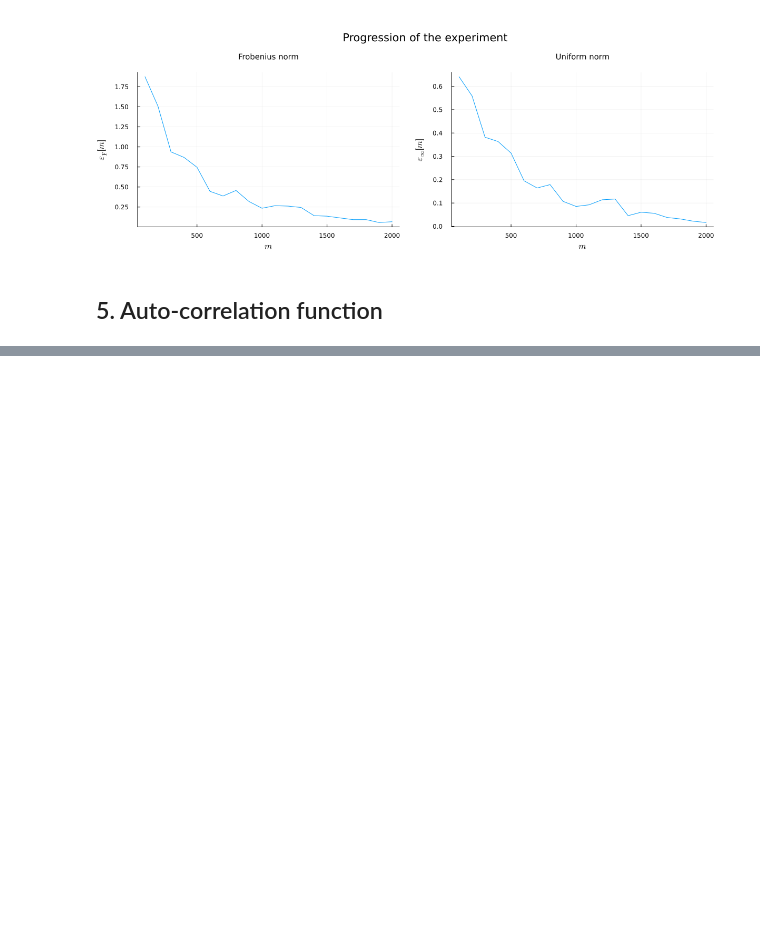
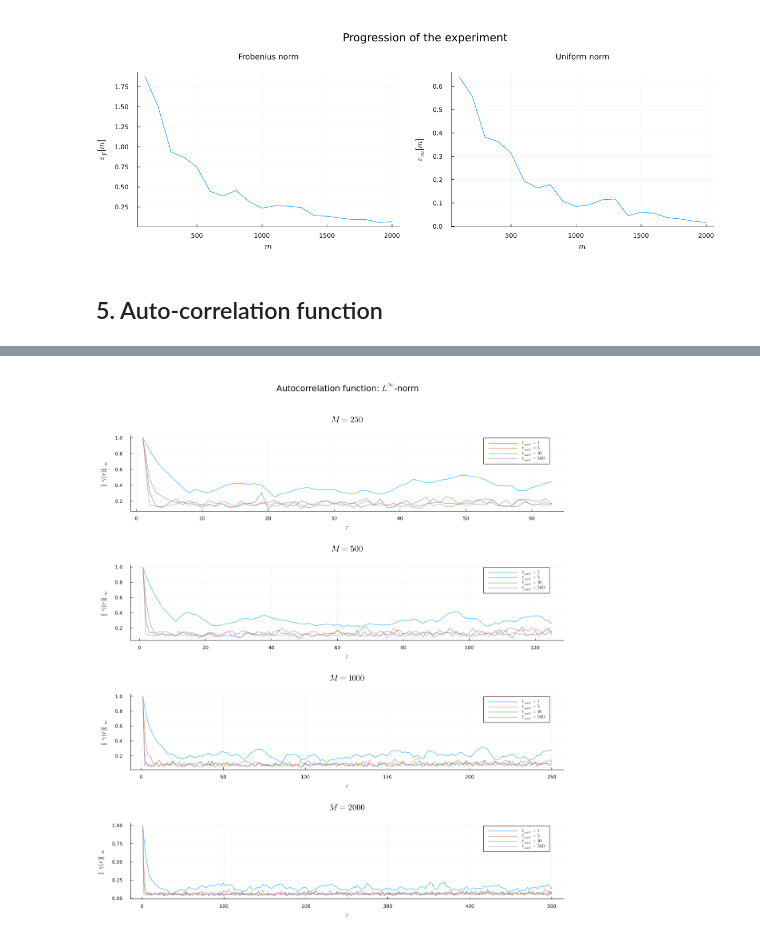
Before and after one commit to caporali/models_and_algorithms_project, a Jupyter notebook: project/main.ipynb, the cells around one changed output, grey strips where cells are left out. Drawn from its saved outputs; the diff is of its cells as text; code cells hidden in the pictures; blank space fills up the shorter version.

```diff
--- a/project/main.ipynb
+++ b/project/main.ipynb
@@ -798,0 +810,15 @@ plot(plot_2, plot_inf, layout = @layout([B ; C]), plot_title = "\nAutocorrelatio
+# %%
+# plot with all t_tot in tt, uniform norm
+plot_inf_1 = plot(ac_inf[1], xlabel = L"r", ylabel = L"\left\Vert\hat{\gamma}\,(r)\right\Vert_{\infty}",
+	title = latexstring("M = " * "$(tt[1])"), label = label, size = (1200, 350), margin = 5Plots.mm)
+plot_inf_2 = plot(ac_inf[2], xlabel = L"r", ylabel = L"\left\Vert\hat{\gamma}\,(r)\right\Vert_{\infty}",
+	title = latexstring("M = " * "$(tt[2])"), label = label, size = (1200, 350), margin = 5Plots.mm)
+plot_inf_3 = plot(ac_inf[3], xlabel = L"r", ylabel = L"\left\Vert\hat{\gamma}\,(r)\right\Vert_{\infty}",
+	title = latexstring("M = " * "$(tt[3])"), label = label, size = (1200, 350), margin = 5Plots.mm)
+plot_inf_4 = plot(ac_inf[4], xlabel = L"r", ylabel = L"\left\Vert\hat{\gamma}\,(r)\right\Vert_{\infty}",
+	title = latexstring("M = " * "$(tt[4])"), label = label, size = (1200, 350), margin = 5Plots.mm)
+plot(plot_inf_1, plot_inf_2, plot_inf_3, plot_inf_4, layout = @layout([B ; C ; D ; E]),
+	plot_title = "\nAutocorrelation function: " * L"L^{\infty}" * "-norm",
+	plot_titlefontsize = 14, plot_titlevspan = 0.075, size = (1200, 1400), margin = 5Plots.mm)
+# %% [output]
+[figure, added]
```
Also changed, not shown: parts of 10 cells of this notebook.
